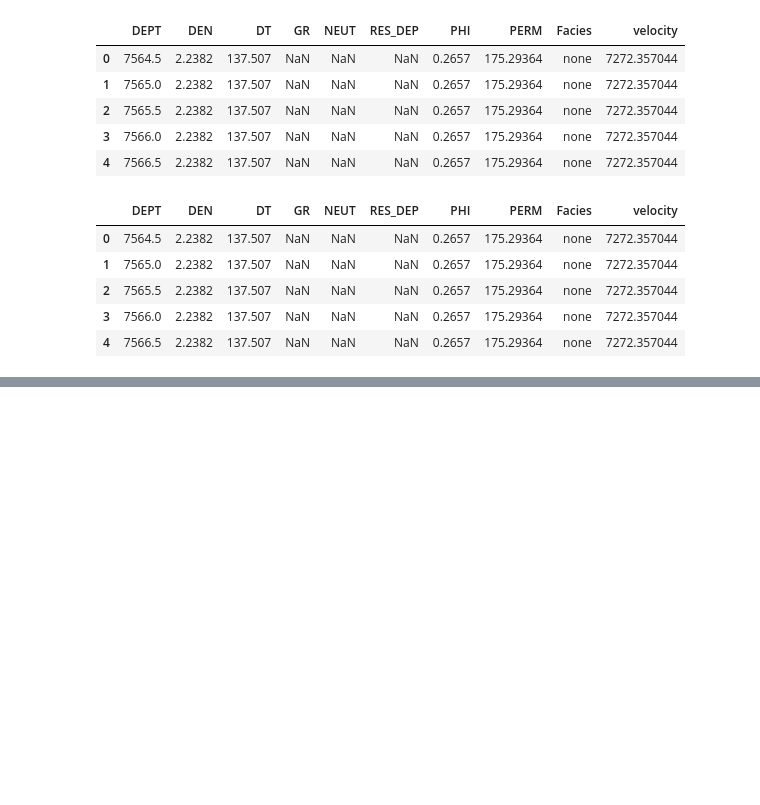
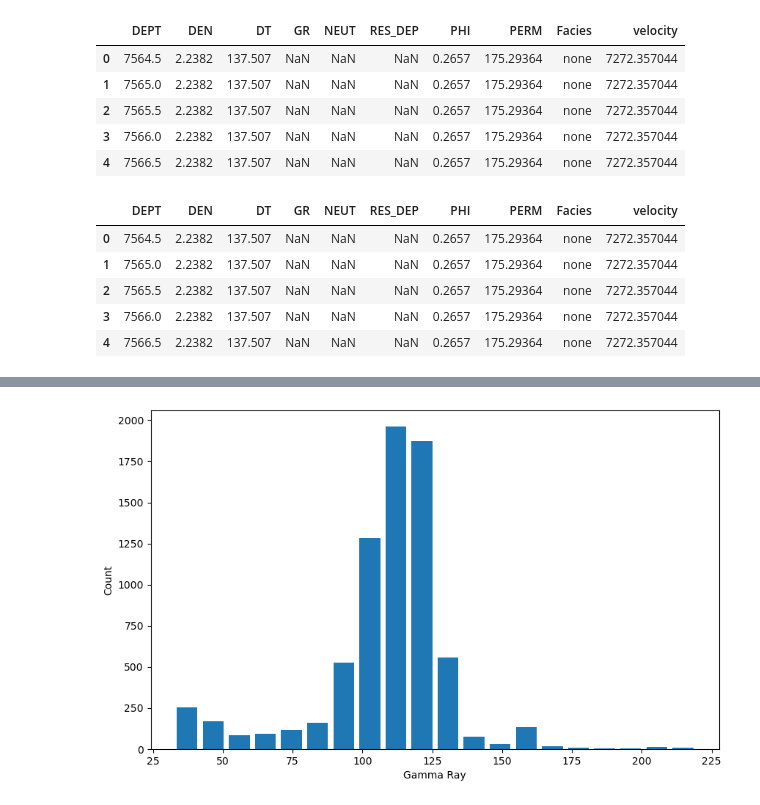
Before and after one commit to Egbetimmy/MSc-Project, a Jupyter notebook: data engineering.ipynb, the cells around one changed output, grey strips where cells are left out. Drawn from its saved outputs; the diff is of its cells as text; code cells hidden in the pictures; blank space fills up the shorter version.

```diff
--- a/data engineering.ipynb
+++ b/data engineering.ipynb
@@ -112,0 +117,11 @@ data.head()
+# %%
+# imports
+import pandas as pd
+import numpy as np
+import matplotlib
+from matplotlib import pyplot as plt
+%matplotlib inline
+matplotlib.rcParams['figure.figsize'] = (10,6)
+# %%
+df = pd.read_csv('data/freeman_well_4_perm.csv')
+df.head()
@@ -112,0 +135,7 @@ data.head()
+# %%
+plt.hist(df.GR, bins=20, rwidth=0.8)
+plt.xlabel('Gamma Ray')
+plt.ylabel('Count')
+plt.show()
+# %% [output]
+[figure, added]
```
Also changed, not shown: parts of 14 cells of this notebook.
